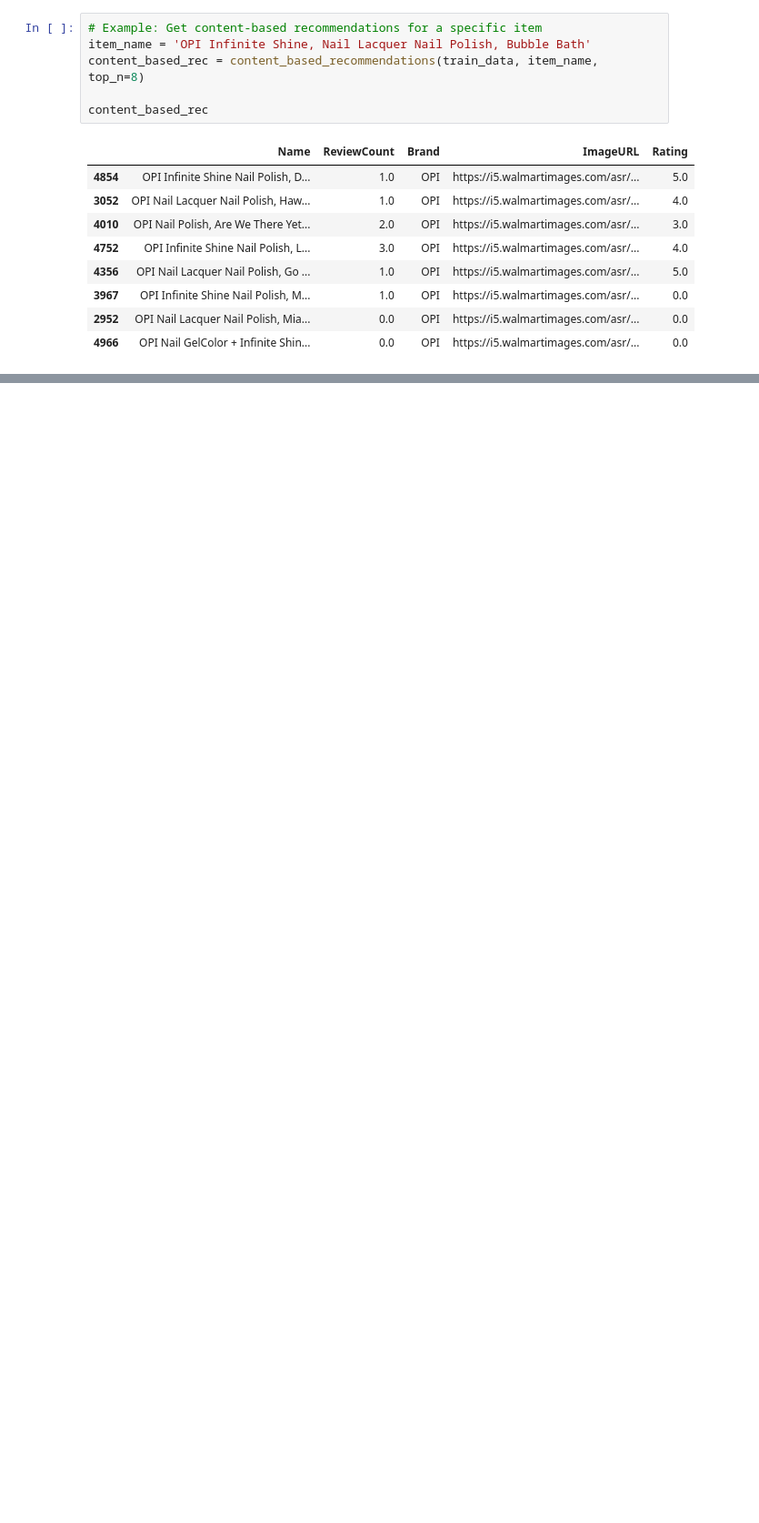
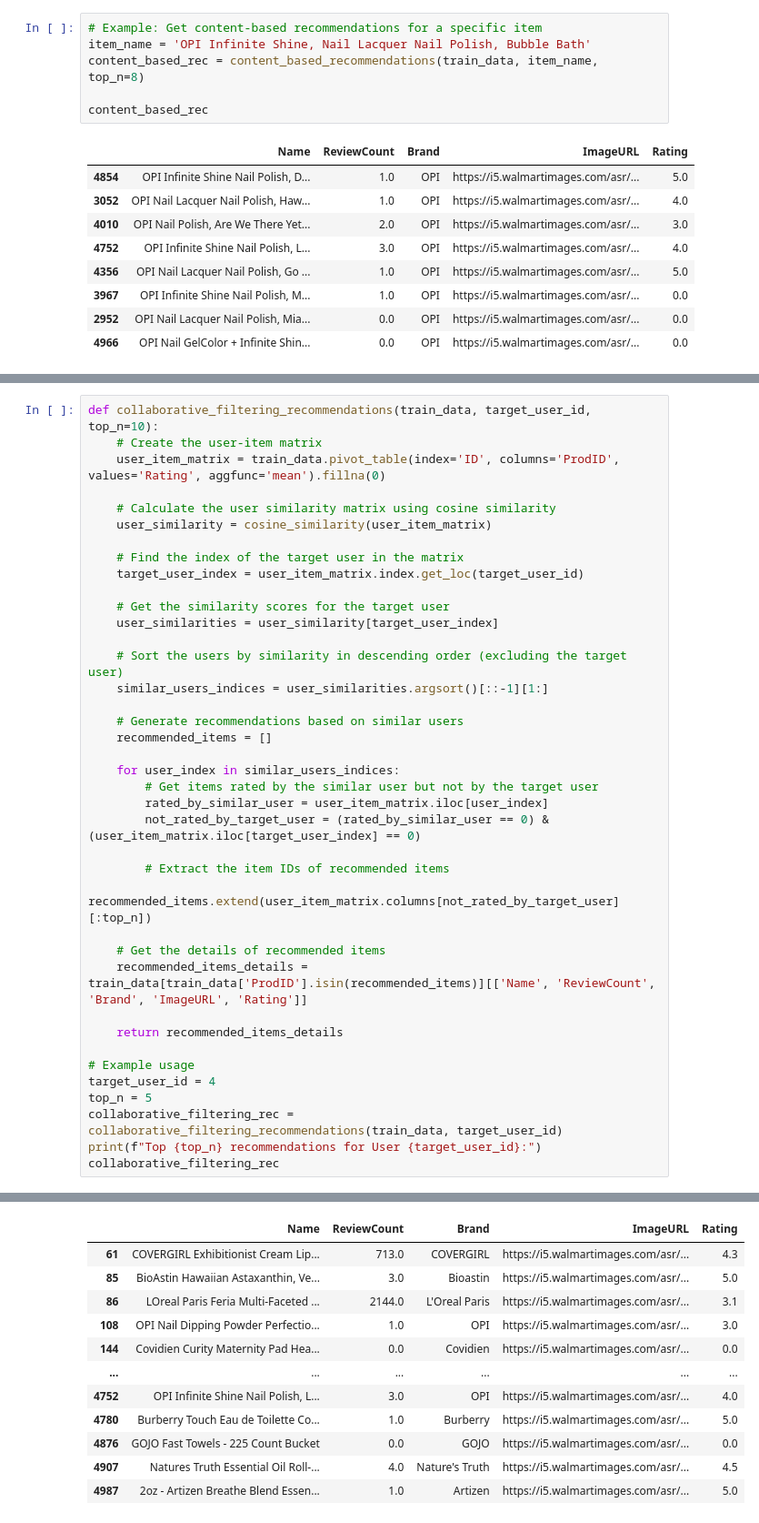
Before and after one commit to 611noorsaeed/E-Commerece-Recommendation-System-Machine-Learning-Product-Recommendation-system-, a Jupyter notebook: recommendations code.ipynb, the cells around one changed output, grey strips where cells are left out. Shown at 91% size. Drawn from its saved outputs; the diff is of its cells as text; blank space fills up the shorter version.

```diff
--- a/recommendations code.ipynb
+++ b/recommendations code.ipynb
@@ -354,0 +396,40 @@ content_based_rec
+# %%
+def collaborative_filtering_recommendations(train_data, target_user_id, top_n=10):
+    # Create the user-item matrix
+    user_item_matrix = train_data.pivot_table(index='ID', columns='ProdID', values='Rating', aggfunc='mean').fillna(0)
+
+    # Calculate the user similarity matrix using cosine similarity
+    user_similarity = cosine_similarity(user_item_matrix)
+
+    # Find the index of the target user in the matrix
+    target_user_index = user_item_matrix.index.get_loc(target_user_id)
+
+    # Get the similarity scores for the target user
+    user_similarities = user_similarity[target_user_index]
+
+    # Sort the users by similarity in descending order (excluding the target user)
+    similar_users_indices = user_similarities.argsort()[::-1][1:]
+
+    # Generate recommendations based on similar users
+    recommended_items = []
+
+    for user_index in similar_users_indices:
+        # Get items rated by the similar user but not by the target user
+        rated_by_similar_user = user_item_matrix.iloc[user_index]
+        not_rated_by_target_user = (rated_by_similar_user == 0) & (user_item_matrix.iloc[target_user_index] == 0)
+
+        # Extract the item IDs of recommended items
+        recommended_items.extend(user_item_matrix.columns[not_rated_by_target_user][:top_n])
+
+    # Get the details of recommended items
+    recommended_items_details = train_data[train_data['ProdID'].isin(recommended_items)][['Name', 'ReviewCount', 'Brand', 'ImageURL', 'Rating']]
+
+    return recommended_items_details
+
+# Example usage
+target_user_id = 4
+top_n = 5
+collaborative_filtering_rec = collaborative_filtering_recommendations(train_data, target_user_id)
+print(f"Top {top_n} recommendations for User {target_user_id}:")
+collaborative_filtering_rec
+# %% [output]
@@ -354,0 +437,12 @@ content_based_rec
+|  | Name | ReviewCount | Brand | ImageURL | Rating |
+| 61 | COVERGIRL Exhibitionist Cream Lip... | 713.0 | COVERGIRL | https://i5.walmartimages.com/asr/... | 4.3 |
+| 85 | BioAstin Hawaiian Astaxanthin, Ve... | 3.0 | Bioastin | https://i5.walmartimages.com/asr/... | 5.0 |
+| 86 | LOreal Paris Feria Multi-Faceted ... | 2144.0 | L'Oreal Paris | https://i5.walmartimages.com/asr/... | 3.1 |
+| 108 | OPI Nail Dipping Powder Perfectio... | 1.0 | OPI | https://i5.walmartimages.com/asr/... | 3.0 |
+| 144 | Covidien Curity Maternity Pad Hea... | 0.0 | Covidien | https://i5.walmartimages.com/asr/... | 0.0 |
+| ... | ... | ... | ... | ... | ... |
+| 4752 | OPI Infinite Shine Nail Polish, L... | 3.0 | OPI | https://i5.walmartimages.com/asr/... | 4.0 |
+| 4780 | Burberry Touch Eau de Toilette Co... | 1.0 | Burberry | https://i5.walmartimages.com/asr/... | 5.0 |
+| 4876 | GOJO Fast Towels - 225 Count Bucket | 0.0 | GOJO | https://i5.walmartimages.com/asr/... | 0.0 |
+| 4907 | Natures Truth Essential Oil Roll-... | 4.0 | Nature's Truth | https://i5.walmartimages.com/asr/... | 4.5 |
+| 4987 | 2oz - Artizen Breathe Blend Essen... | 1.0 | Artizen | https://i5.walmartimages.com/asr/... | 5.0 |
```
Also changed, not shown: parts of 9 cells of this notebook.
